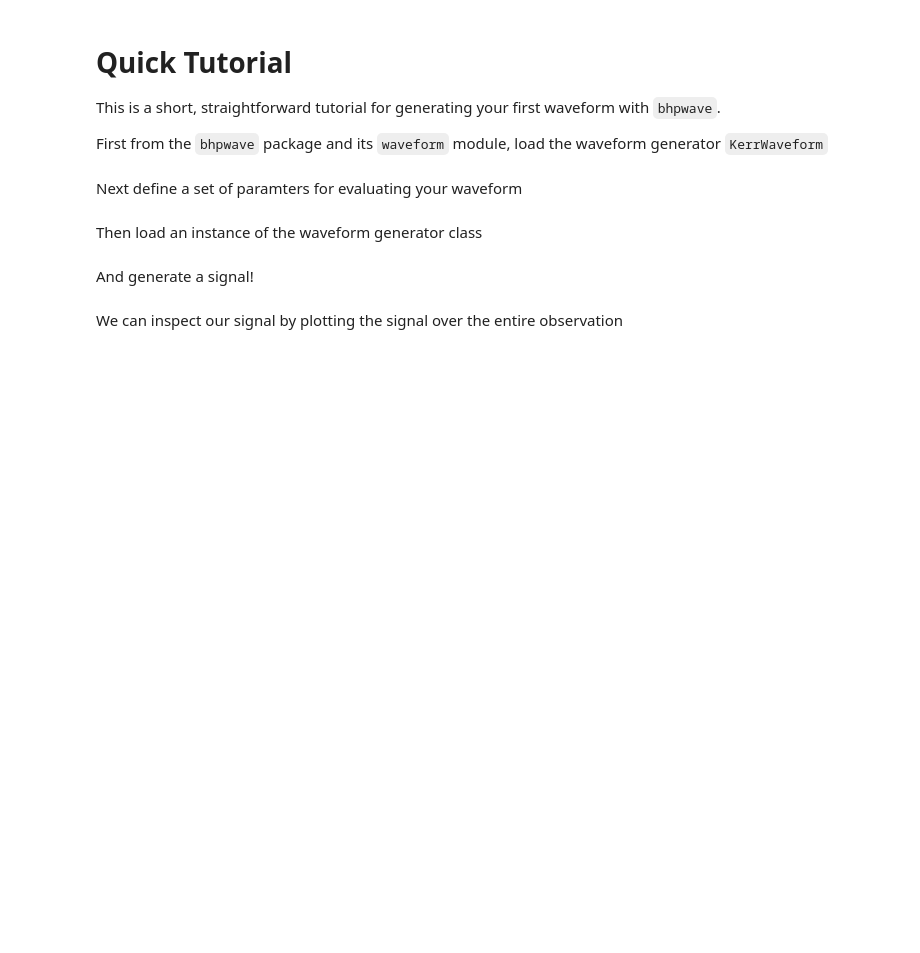
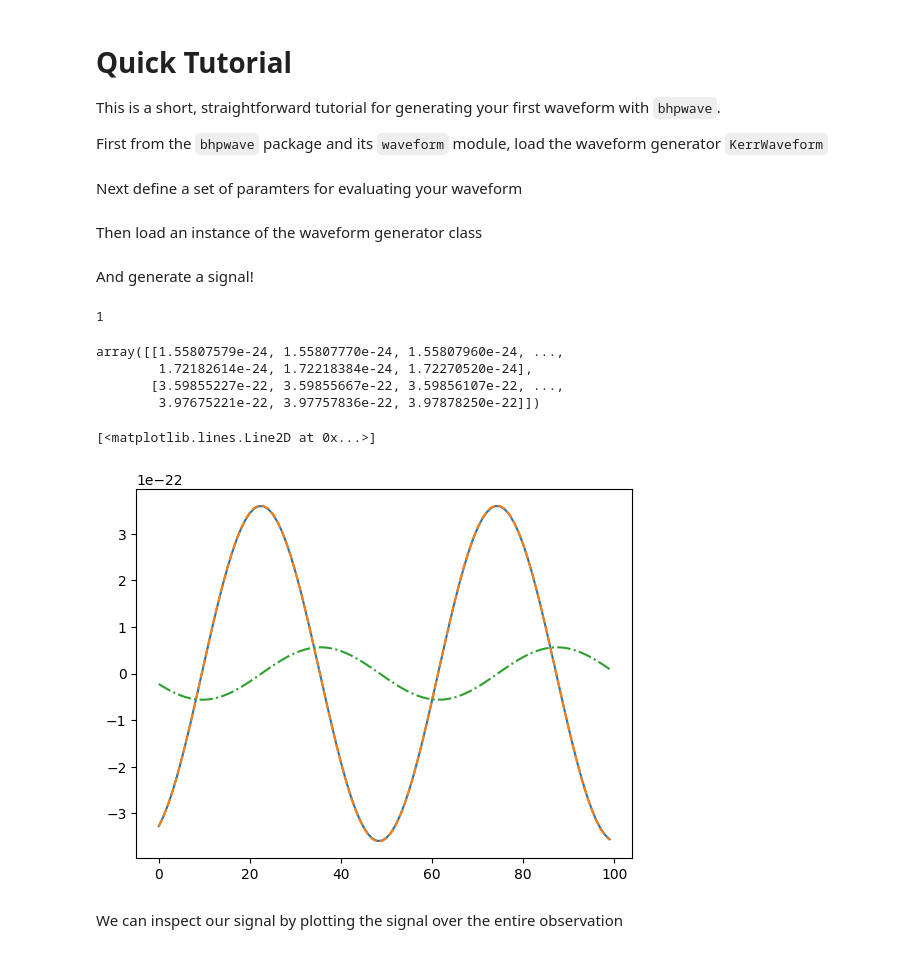
Before and after one commit to znasipak/bhpwave, a Jupyter notebook: quick_tutorial.ipynb, the cells around one changed output. Drawn from its saved outputs; the diff is of its cells as text; code cells hidden in the pictures; blank space fills up the shorter version.

```diff
--- a/quick_tutorial.ipynb
+++ b/quick_tutorial.ipynb
@@ -39,6 +39,30 @@ kerr_gen_td = KerrWaveform()
 And generate a signal!
 # %%
 h = kerr_gen_td(*injection_paramters)
+# %%
+data=kerr_gen_td.harmonics_data(*injection_paramters, select_modes=[(2,2)], include_negative_m=False)
+# %% [output]
+1
+# %%
+data[0]
+# %% [output]
+array([[1.55807579e-24, 1.55807770e-24, 1.55807960e-24, ...,
+        1.72182614e-24, 1.72218384e-24, 1.72270520e-24],
+       [3.59855227e-22, 3.59855667e-22, 3.59856107e-22, ...,
+        3.97675221e-22, 3.97757836e-22, 3.97878250e-22]])
+# %%
+from few.waveform import GenerateEMRIWaveform
+few_gen = GenerateEMRIWaveform("FastSchwarzschildEccentricFlux")
+hfew=few_gen(*injection_paramters, dt=dt, include_minus_m = False, mode_selection=[(2,-2,0)])
+hbhp=kerr_gen_td(*injection_paramters, select_modes=[(2,2)], include_negative_m=True)
+hbhp2=kerr_gen_td.harmonics(*injection_paramters, select_modes=[(2,-2)], include_negative_m=False)
+# %%
+plt.plot(hfew[:100].real)
+plt.plot(hbhp[:100].real, '--')
+plt.plot(hbhp2[0][:100].real, '-.')
+# %% [output]
+[<matplotlib.lines.Line2D at 0x...>]
+[figure, added]
 # %% [markdown]
 We can inspect our signal by plotting the signal over the entire observation
 # %%
```
Also changed, not shown: parts of 7 cells of this notebook, 4 other files.
